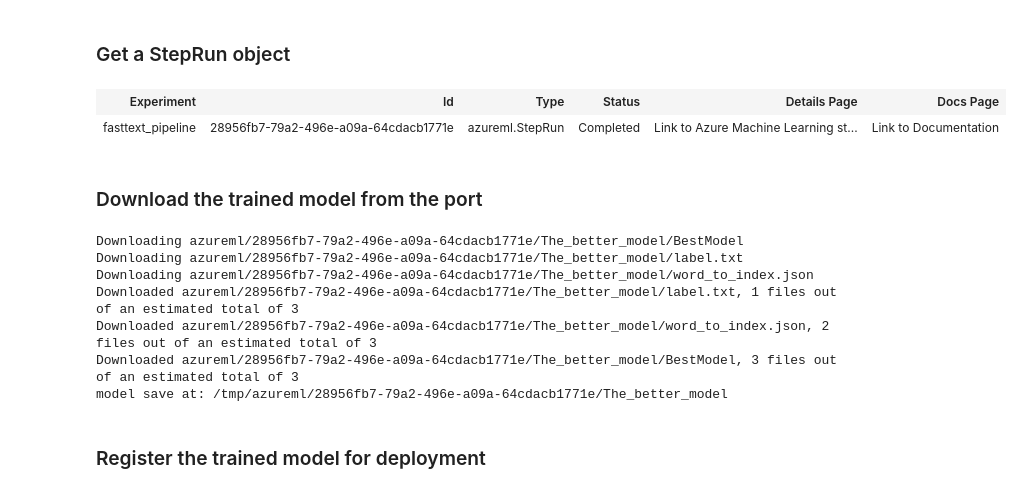
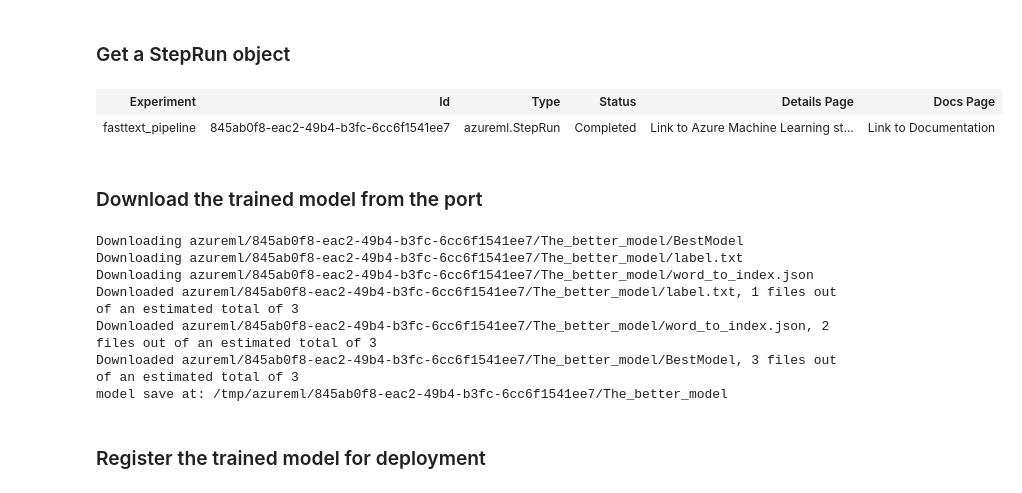
Before and after one commit to smallhaes/fasttext-sentence-classification, a Jupyter notebook: fasttext_realtime_inference.ipynb, the cells around one changed output. Drawn from its saved outputs; the diff is of its cells as text; code cells hidden in the pictures.

```diff
--- a/fasttext_realtime_inference.ipynb
+++ b/fasttext_realtime_inference.ipynb
@@ -71,6 +72,6 @@ experiment
 # %%
 # azureml.pipeline.core.run.PipelineRun
-run = experiment.get_runs().__next__()
+run = Run.list(experiment, status='Completed').__next__()
 run
 # %% [output]
 | Experiment | Id | Type | Status | Details Page | Docs Page |
@@ -93,29 +97,29 @@ pipeline_run
 # %% [markdown]
 ### Get a StepRun object
 # %%
-# step_run_id will be from the visualization result.
-step_run_id = '28956fb7-79a2-496e-a09a-64cdacb1771e'
+# obtain step_run_id from the visualization result.
+step_run_id = '845ab0f8-eac2-49b4-b3fc-6cc6f1541ee7'
 step_run = pipeline_run.get_step_run(step_run_id)
 step_run
 # %% [output]
 | Experiment | Id | Type | Status | Details Page | Docs Page |
-| fasttext_pipeline | 28956fb7-79a2-496e-a09a-64cdacb1771e | azureml.StepRun | Completed | Link to Azure Machine Learning st... | Link to Documentation |
+| fasttext_pipeline | 845ab0f8-eac2-49b4-b3fc-6cc6f1541ee7 | azureml.StepRun | Completed | Link to Azure Machine Learning st... | Link to Documentation |
 # %% [markdown]
 ### Download the trained model from the port
 # %%
 # name will be from the visualization result.
 # get_port() should supports three kinds of names: (1)the_better_model (2)The better model (3)The_better_model
-port = step_run.get_port(name='The_better_model')
+port = step_run.get_port(name='The better model')
 saved_path = port.download(overwrite=True)
 print('model save at: {}'.format(saved_path))
 # %% [output]
-Downloading azureml/28956fb7-79a2-496e-a09a-64cdacb1771e/The_better_model/BestModel
-Downloading azureml/28956fb7-79a2-496e-a09a-64cdacb1771e/The_better_model/label.txt
-Downloading azureml/28956fb7-79a2-496e-a09a-64cdacb1771e/The_better_model/word_to_index.json
-Downloaded azureml/28956fb7-79a2-496e-a09a-64cdacb1771e/The_better_model/label.txt, 1 files out of an estimated total of 3
-Downloaded azureml/28956fb7-79a2-496e-a09a-64cdacb1771e/The_better_model/word_to_index.json, 2 files out of an estimated total of 3
-Downloaded azureml/28956fb7-79a2-496e-a09a-64cdacb1771e/The_better_model/BestModel, 3 files out of an estimated total of 3
-model save at: /tmp/azureml/28956fb7-79a2-496e-a09a-64cdacb1771e/The_better_model
+Downloading azureml/845ab0f8-eac2-49b4-b3fc-6cc6f1541ee7/The_better_model/BestModel
+Downloading azureml/845ab0f8-eac2-49b4-b3fc-6cc6f1541ee7/The_better_model/label.txt
+Downloading azureml/845ab0f8-eac2-49b4-b3fc-6cc6f1541ee7/The_better_model/word_to_index.json
+Downloaded azureml/845ab0f8-eac2-49b4-b3fc-6cc6f1541ee7/The_better_model/label.txt, 1 files out of an estimated total of 3
+Downloaded azureml/845ab0f8-eac2-49b4-b3fc-6cc6f1541ee7/The_better_model/word_to_index.json, 2 files out of an estimated total of 3
+Downloaded azureml/845ab0f8-eac2-49b4-b3fc-6cc6f1541ee7/The_better_model/BestModel, 3 files out of an estimated total of 3
+model save at: /tmp/azureml/845ab0f8-eac2-49b4-b3fc-6cc6f1541ee7/The_better_model
 # %% [markdown]
 ### Register the trained model for deployment
 # %%
```
Also changed, not shown: parts of 17 cells of this notebook, 7 other files.
